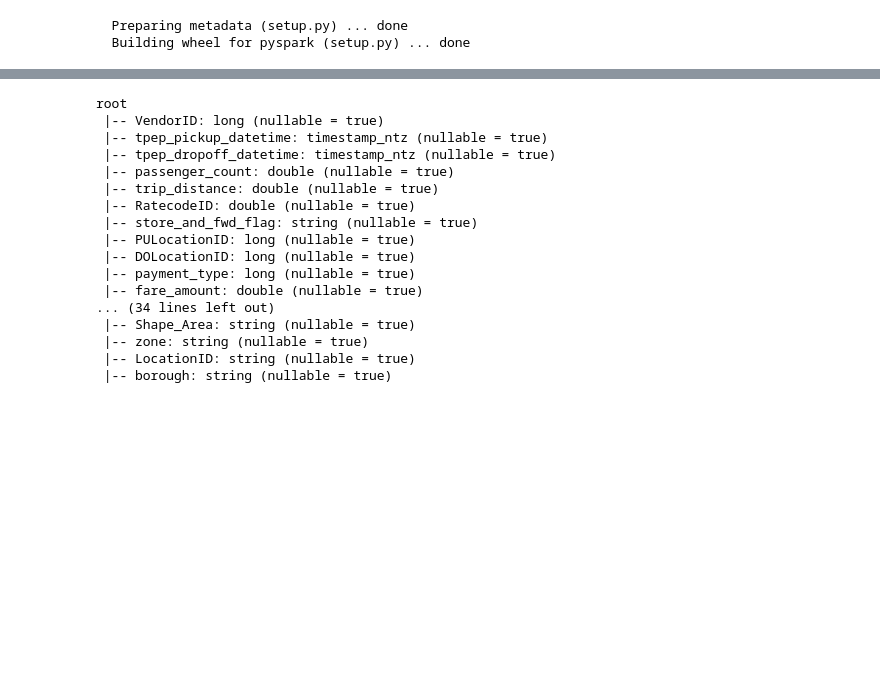
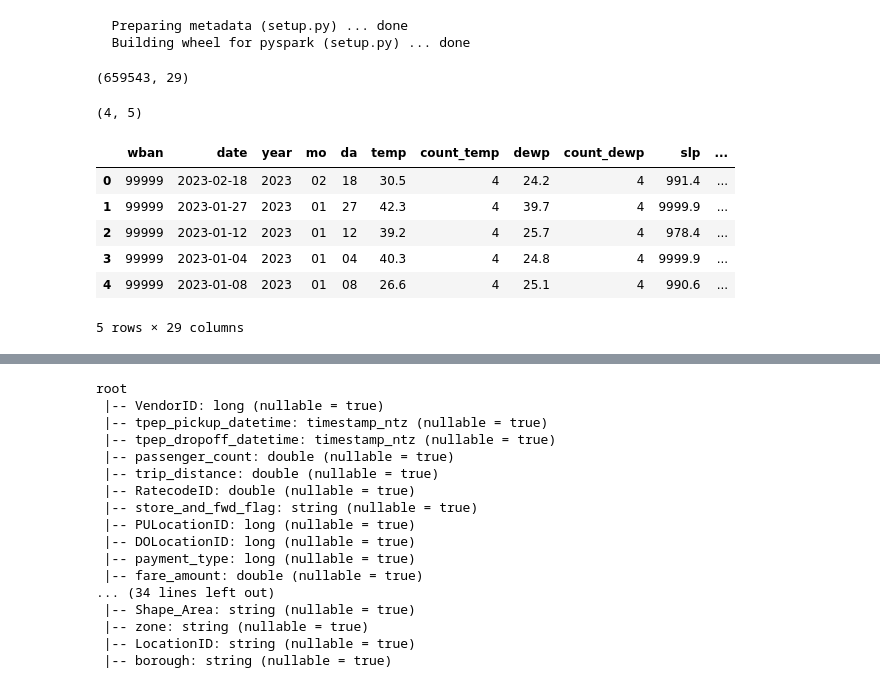
Before and after one commit to NavyaKiran/NYCTaxiFarePrediciton, a Jupyter notebook: NYC_Taxi_Fare_Prediction.ipynb, the cells around one changed output, grey strips where cells are left out. Cells and saved outputs as stored; diff of their text form; code cells hidden in the pictures; blank space fills up the shorter version.

```diff
--- a/NYC_Taxi_Fare_Prediction.ipynb
+++ b/NYC_Taxi_Fare_Prediction.ipynb
@@ -14,0 +20,41 @@ spark = SparkSession.builder \
+# %%
+# !pip install google-cloud-bigquery
+from google.cloud import bigquery
+client = bigquery.Client(project = 'navya-weather-data')
+
+query_weather = """
+SELECT wban, date, year, mo, da, temp, count_temp, dewp, count_dewp, slp, count_slp, stp, count_stp,
+visib, count_visib, wdsp, count_wdsp, mxpsd, gust, max, min, prcp, sndp, fog, rain_drizzle, snow_ice_pellets, hail, thunder,
+tornado_funnel_cloud
+FROM `bigquery-public-data.noaa_gsod.gsod2023` weather
+where year = '2023' and mo in ('01', '02')
+"""
+
+query_stations = """ select usaf, wban, state, country, call
+from `bigquery-public-data.noaa_gsod.stations` stations
+where stations.country = 'US' and stations.state = 'NY' and stations.call = 'KNYC'
+"""
+
+query_weather_job = client.query(query_weather)
+query_stations_job = client.query(query_stations)
+# %%
+weather_data = query_weather_job.to_dataframe(max_results = None)
+stations_data = query_stations_job.to_dataframe(max_results = None)
+# %%
+weather_data.shape
+# %% [output]
+(659543, 29)
+# %%
+stations_data.shape
+# %% [output]
+(4, 5)
+# %%
+weather_data.head()
+# %% [output]
+|  | wban | date | year | mo | da | temp | count_temp | dewp | count_dewp | slp | ... |
+| 0 | 99999 | 2023-02-18 | 2023 | 02 | 18 | 30.5 | 4 | 24.2 | 4 | 991.4 | ... |
+| 1 | 99999 | 2023-01-27 | 2023 | 01 | 27 | 42.3 | 4 | 39.7 | 4 | 9999.9 | ... |
+| 2 | 99999 | 2023-01-12 | 2023 | 01 | 12 | 39.2 | 4 | 25.7 | 4 | 978.4 | ... |
+| 3 | 99999 | 2023-01-04 | 2023 | 01 | 04 | 40.3 | 4 | 24.8 | 4 | 9999.9 | ... |
+| 4 | 99999 | 2023-01-08 | 2023 | 01 | 08 | 26.6 | 4 | 25.1 | 4 | 990.6 | ... |
+5 rows × 29 columns
```
Also changed, not shown: parts of 11 cells of this notebook.
